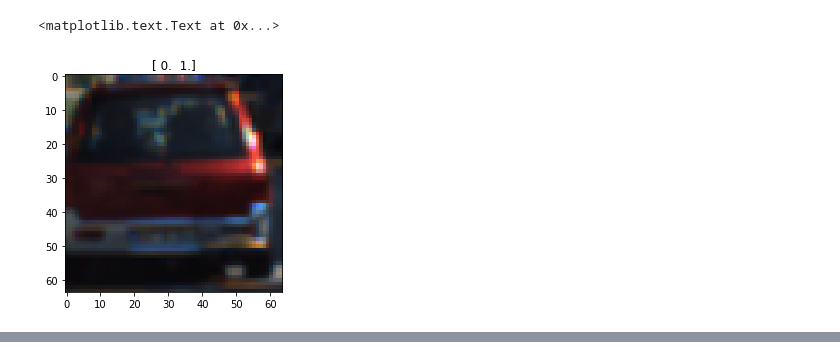
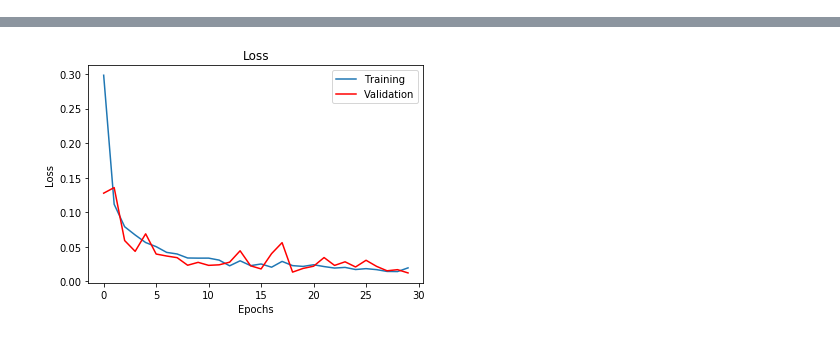
Before and after one commit to flint-xf-fan/SDCND-Vehicle-Detection, a Jupyter notebook: convnet.ipynb, the cells around one changed output, grey strips where cells are left out. Cells and saved outputs as stored; diff of their text form; code cells hidden in the pictures.

```diff
--- a/convnet.ipynb
+++ b/convnet.ipynb
@@ -17,12 +19,16 @@ import matplotlib.pyplot as plt
 # %%
 cars = glob.glob('./data/vehicles/GTI_Far/*')
+cars = glob.glob('./data/vehicles/GTI_Left/*')
+
 cars.extend(glob.glob('./data/vehicles/GTI_MiddleClose/*'))
 cars.extend(glob.glob('./data/vehicles/GTI_Right/*'))
 cars.extend(glob.glob('./data/vehicles/KITTI_extracted/*'))
-# cars.extend(glob.glob('./data/udacity_car_extracted/*')[:500])
+# cars.extend(glob.glob('./data/vehicles/project_video_extracted/*'))
 
-notcars = glob.glob('./data/non-vehicles/GTI/*')
-notcars.extend(glob.glob('./data/non-vehicles/Extras/*'))
+cars.extend(glob.glob('./data/udacity_car_extracted/*')[200:800])
+
+notcars = glob.glob('./data/non-vehicles/GTI/*')[300:-100]
+notcars.extend(glob.glob('./data/non-vehicles/Extras/*')[550:-100])
 # notcars.extend(glob.glob('./data/udacity_notcar_extracted/*'))
 
 
@@ -105,7 +152,9 @@ model.compile(loss='categorical_crossentropy', optimizer='adam')
 # %%
-epochs = 10
+epochs = 30
 batch_size = 64
-early_stopping = EarlyStopping(monitor='val_loss', min_delta=0, patience=2, verbose=0, mode='auto')
+
+filepath = 'ConvNet_augmented_data.h5'
+save_best = ModelCheckpoint(filepath, monitor='val_loss', verbose=0, save_best_only=True, save_weights_only=False, mode='auto', period=1)
 # %%
-model.fit(X_train, y_train, validation_split=0.2, shuffle=True, epochs=epochs, batch_size=batch_size, callbacks=[early_stopping])
+training_log = model.fit(X_train, y_train, validation_split=0.2, shuffle=True, epochs=epochs, batch_size=batch_size, callbacks=[save_best])
 # %% [output]
@@ -136,6 +177,0 @@ plt.title(y_test[0])
-# %%
-plt.imshow(X_train[0])
-plt.title(y_train[0])
-# %% [output]
-<matplotlib.text.Text at 0x...>
-[figure, removed]
@@ -146,0 +178,23 @@ print('Test score:', loss)
+# %%
+loss_score = model.evaluate(X_test, y_test,
+                            batch_size=batch_size)
+print('Test score Loss: ', loss_score)
+# print('Test accuracy:', acc)
+
+# show the loss and accuracy
+loss = training_log.history['loss']
+val_loss = training_log.history['val_loss']
+
+
+
+
+# loss plot
+plt.plot(loss)
+plt.plot(val_loss, 'r')
+plt.xlabel('Epochs')
+plt.ylabel('Loss')
+plt.title('Loss')
+plt.legend(["Training", "Validation"])
+
+plt.show()
+# %% [output]
@@ -146,0 +203 @@ print('Test score:', loss)
+[figure, added]
```
Also changed, not shown: parts of 24 cells of this notebook, 4 other files.
